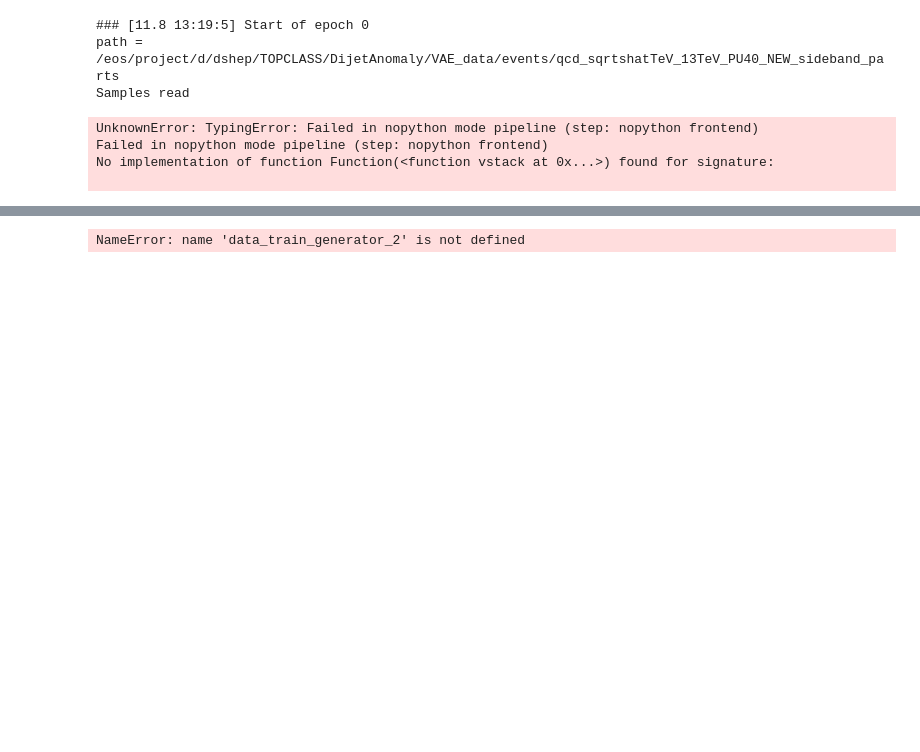
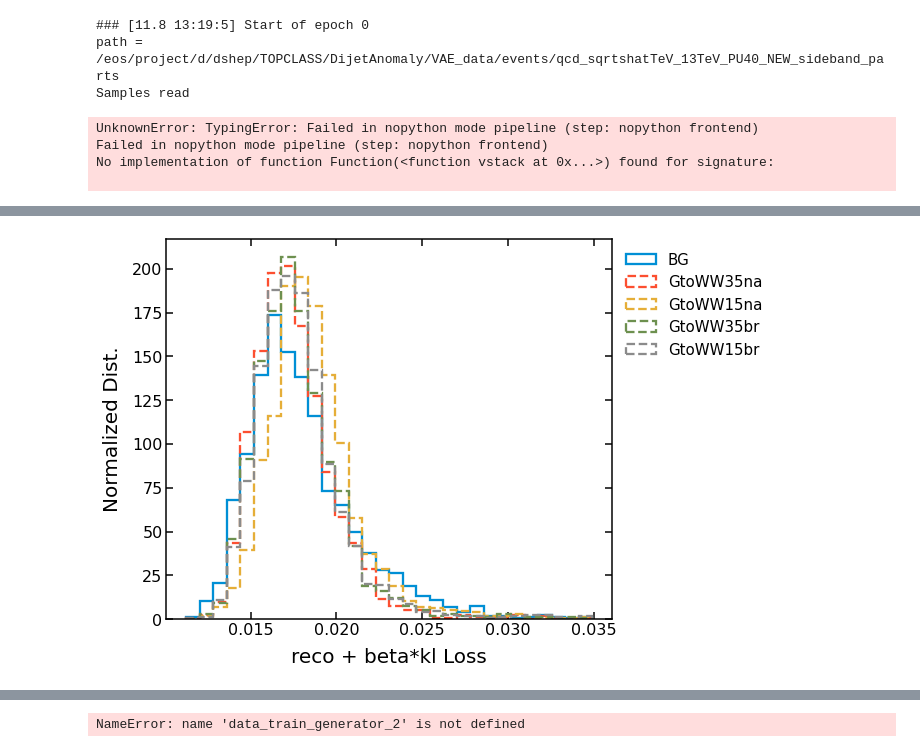
Before and after one commit to chernyavskaya/vande, a Jupyter notebook: testing_vande_particlenet.ipynb, the cells around one changed output, grey strips where cells are left out. Saved outputs shown, nothing was run; the diff lists cells and outputs as text; code cells hidden in the pictures; blank space fills up the shorter version.

```diff
--- a/testing_vande_particlenet.ipynb
+++ b/testing_vande_particlenet.ipynb
@@ -432,0 +407,22 @@ tf.data.experimental.cardinality(train_ds.batch(1,drop_remainder=True)).numpy()
+# %%
+import matplotlib.pyplot as plt
+plt.style.use('/eos/user/n/nchernya/MLHEP/AnomalyDetection/ADgvae/utils/adfigstyle.mplstyle')
+
+loss =loss_bg_reco+(beta*loss_bg_kl)
+max_score = 1.1*np.quantile(loss,0.99)
+min_score = np.min(loss)
+bins = 30
+# plot BG
+plt.figure()
+plt.hist(loss, bins=bins, label='BG', density=True, range=(min_score, max_score),
+        histtype='step', fill=False, linewidth=2.3)
+for sig in sig_types:
+    plt.hist(particles_sig_dict['loss'][sig]+(beta*particles_sig_dict['loss_kl'][sig]), bins=bins, label=sig, density=True, range=(min_score, max_score),
+        histtype='step', linestyle='--',fill=False, linewidth=2.3)
+#plt.semilogy()
+plt.xlabel("reco + beta*kl Loss")
+plt.ylabel("Normalized Dist.")
+plt.legend(bbox_to_anchor=(1., 1.),fontsize=15)
+plt.show()
+# %% [output]
+[figure, added]
```
Also changed, not shown: parts of 27 cells of this notebook, 9 other files.
